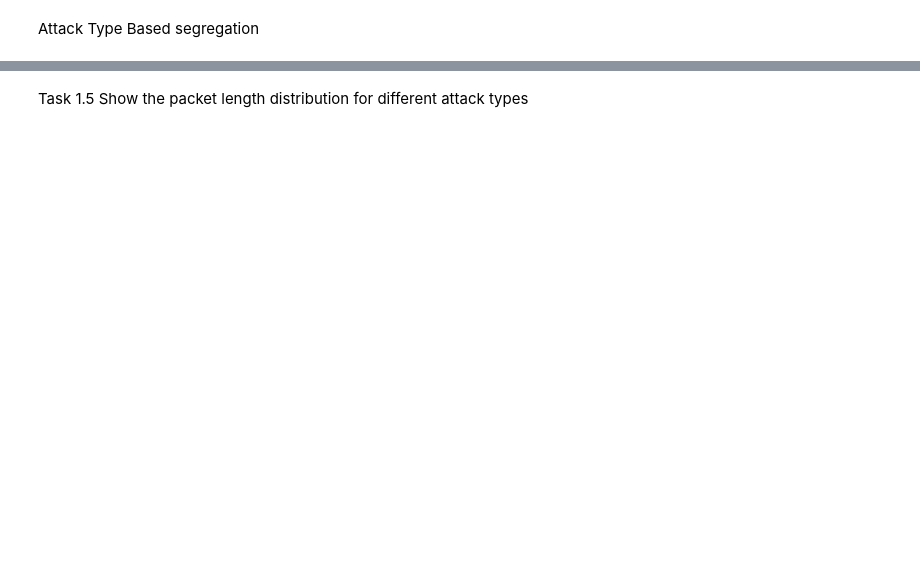
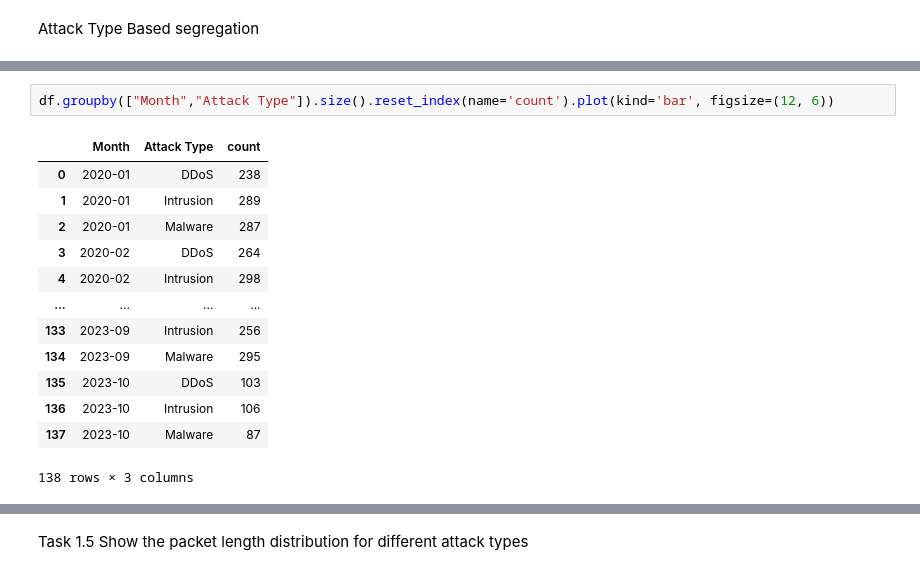
Before and after one commit to Shounaks/SIT719_Analytics_For_Security_And_Privacy, a Jupyter notebook: task-5.1C.ipynb, the cells around one changed output, grey strips where cells are left out. Drawn from its saved outputs; the diff is of its cells as text; blank space fills up the shorter version.

```diff
--- a/task-5.1C.ipynb
+++ b/task-5.1C.ipynb
@@ -166 +178,17 @@ ax.bar_label(ax.containers[0])
+# %%
+df.groupby(["Month","Attack Type"]).size().reset_index(name='count').plot(kind='bar', figsize=(12, 6))
+# %% [output]
+|  | Month | Attack Type | count |
+| 0 | 2020-01 | DDoS | 238 |
+| 1 | 2020-01 | Intrusion | 289 |
+| 2 | 2020-01 | Malware | 287 |
+| 3 | 2020-02 | DDoS | 264 |
+| 4 | 2020-02 | Intrusion | 298 |
+| ... | ... | ... | ... |
+| 133 | 2023-09 | Intrusion | 256 |
+| 134 | 2023-09 | Malware | 295 |
+| 135 | 2023-10 | DDoS | 103 |
+| 136 | 2023-10 | Intrusion | 106 |
+| 137 | 2023-10 | Malware | 87 |
+138 rows × 3 columns
 # %%
```
Also changed, not shown: parts of 15 cells of this notebook, 6 other files.
